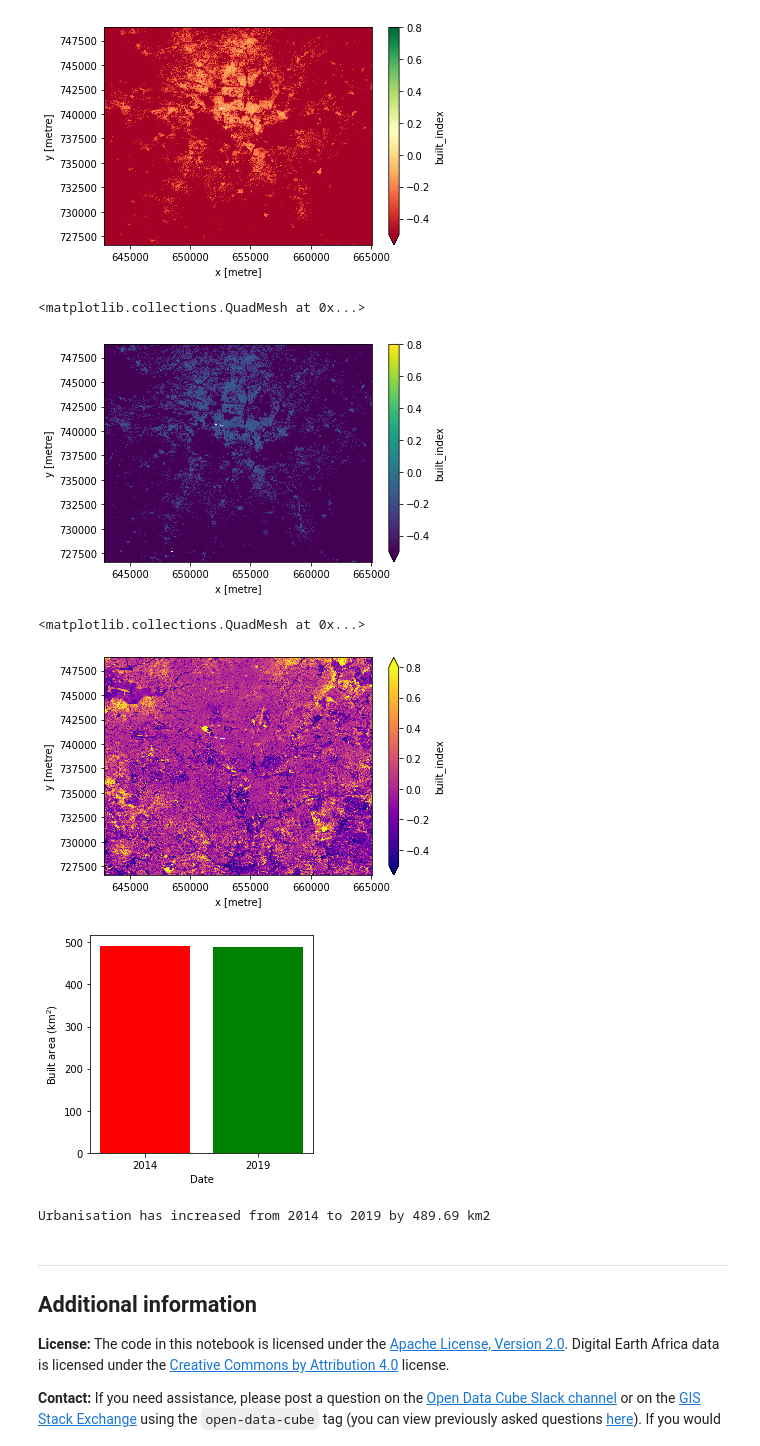
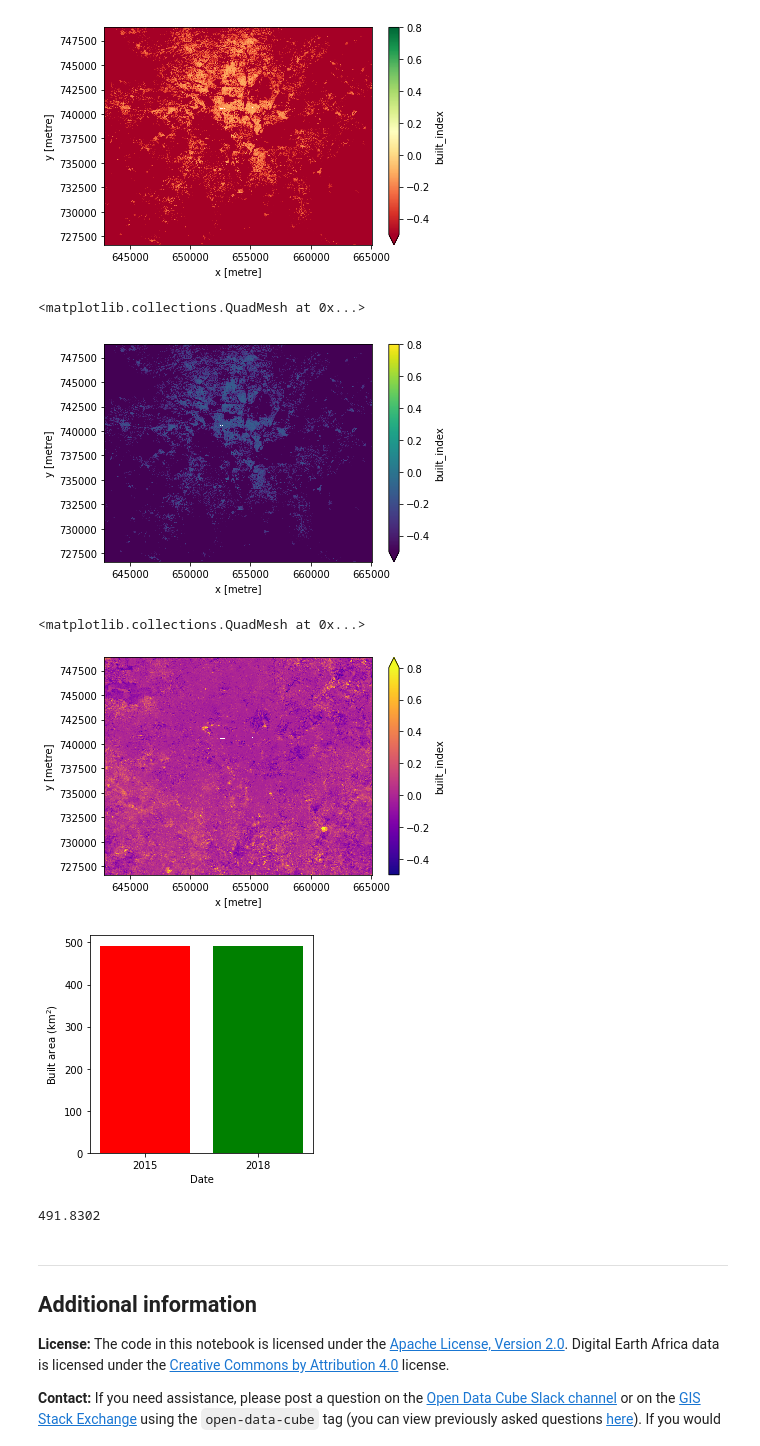
Before and after one commit to digitalearthafrica/deafrica-sandbox-notebooks, a Jupyter notebook: Frequently_used_code/DEA_urbanization.ipynb, the cells around one changed output. Drawn from its saved outputs; the diff is of its cells as text; code cells hidden in the pictures.

```diff
--- a/Frequently_used_code/DEA_urbanization.ipynb
+++ b/Frequently_used_code/DEA_urbanization.ipynb
@@ -134,6 +138,6 @@ def generate_geomedian(ds_dataset):
     return ds_geomedian
 # %%
 %%time
-ds_2014_geomedian = generate_geomedian(ds_2014)
-ds_2019_geomedian = generate_geomedian(ds_2019)
+ds_year_one_geomedian = generate_geomedian(ds_year_one)
+ds_year_two_geomedian = generate_geomedian(ds_year_two)
 # %% [output]
@@ -150,7 +154,7 @@ rgb(ds_2019_geomedian)
 # %%
 # Calculate NDVI and NDBI using the formula above
-ds_2014_geomedian = calculate_indices(ds_2014_geomedian, index=['NDVI', 'NDBI', 'BUI', 'BSI'], collection = 'c1')
-ds_2019_geomedian = calculate_indices(ds_2019_geomedian, index=['NDVI', 'NDBI', 'BUI', 'BSI'], collection = 'c1')
+ds_year_one_geomedian = calculate_indices(ds_year_one_geomedian, index=['NDVI', 'NDBI', 'BUI', 'BSI'], collection = 'c1')
+ds_year_two_geomedian = calculate_indices(ds_year_two_geomedian, index=['NDVI', 'NDBI', 'BUI', 'BSI'], collection = 'c1')
 # %%
 # Plot the results for one time step to see what they look like:
 # ds_indices.NDVI.isel(time=0).plot(vmin=-0.50, vmax=0.8, cmap='RdYlGn')
@@ -170,6 +174,6 @@ ds_2019_geomedian.BUI.where(ds_2014_geomedian.BUI < -0.1).plot(vmin=-0.50, vmax=
 # %%
-ds_2014_geomedian['built_index'] = ds_2014_geomedian.BUI - ds_2014_geomedian.NDVI
-ds_2019_geomedian['built_index'] = ds_2019_geomedian.BUI - ds_2019_geomedian.NDVI
+ds_year_one_geomedian['built_index'] = ds_year_one_geomedian.BUI - ds_year_one_geomedian.NDVI
+ds_year_two_geomedian['built_index'] = ds_year_two_geomedian.BUI - ds_year_two_geomedian.NDVI
 # %%
 fig = plt.figure(figsize=(12, 4))
 fig.add_subplot(121)
@@ -181,6 +185,6 @@ ds_2019_geomedian.built_index.plot(vmin=-0.50, vmax=0.8, cmap='viridis')
 [figure]
 # %%
 #filter to get only the
-ds_2014_urban_area = ds_2014_geomedian.where(ds_2014_geomedian.built_index < -0.1)
-ds_2019_urban_area = ds_2019_geomedian.where(ds_2019_geomedian.built_index < -0.1)
+year_one_urban_area = ds_year_one_geomedian.where(ds_year_one_geomedian.built_index < -0.1)
+year_two_urban_area = ds_year_two_geomedian.where(ds_year_two_geomedian.built_index < -0.1)
 # %%
@@ -189,38 +193,35 @@ ds_2014_urban_area.built_index.plot(vmin=-0.50, vmax=0.8, cmap='RdYlGn')
 <matplotlib.collections.QuadMesh at 0x...>
 [figure]
 # %%
-ds_2019_urban_area.built_index.plot(vmin=-0.50, vmax=0.8, cmap='viridis')
+year_two_urban_area.built_index.plot(vmin=-0.50, vmax=0.8, cmap='viridis')
 # %% [output]
 <matplotlib.collections.QuadMesh at 0x...>
-[figure, old version]
+[figure, new version]
 # %%
-change_urban = ds_2019_urban_area - ds_2014_urban_area
+change_urban = year_two_urban_area - year_one_urban_area
 change_urban.built_index.plot(vmin=-0.50, vmax=0.8, cmap='plasma')
 # %% [output]
 <matplotlib.collections.QuadMesh at 0x...>
-[figure, old version]
+[figure, new version]
 # %%
 pixel_length = query["resolution"][1]  # in metres
 m_per_km = 1000  # conversion from metres to kilometres
 area_per_pixel = pixel_length**2 / m_per_km**2
-builtarea_2014 = ds_2014_urban_area.built_index.count(dim=['x','y']) * area_per_pixel
-builtarea_2019 = ds_2019_urban_area.built_index.count(dim=['x','y']) * area_per_pixel
+builtarea_one = year_one_urban_area.built_index.count(dim=['x','y']) * area_per_pixel
+builtarea_two = year_two_urban_area.built_index.count(dim=['x','y']) * area_per_pixel
 
 # Plot the resulting area through time
 fig, axes = plt.subplots(1, 1, figsize=(4, 4))
-plt.bar([0, 1], [builtarea_2014, builtarea_2019], tick_label = [2014, 2019], width = 0.8, color = ['red', 'green'])
+plt.bar([0, 1], [builtarea_one, builtarea_two], tick_label = [first_year, second_year], width = 0.8, color = ['red', 'green'])
 axes.set_xlabel("Date")
 axes.set_ylabel("Built area (km$^2$)")
 plt.show()
 
 change_urban = change_urban.built_index.count(dim=['x','y']) * area_per_pixel
-urb = 'decreased'
-if change_urban.values > 0:urb = 'increased'
-
-print('Urbanisation has {} from {} to {} by {} km2'.format(urb, 2014, 2019, change_urban.values))
+print(change_urban.values)
 # %% [output]
 [figure]
-Urbanisation has increased from 2014 to 2019 by 489.69 km2
+491.8302
 # %% [markdown]
 ***
 
```
Also changed, not shown: parts of 16 cells of this notebook.
